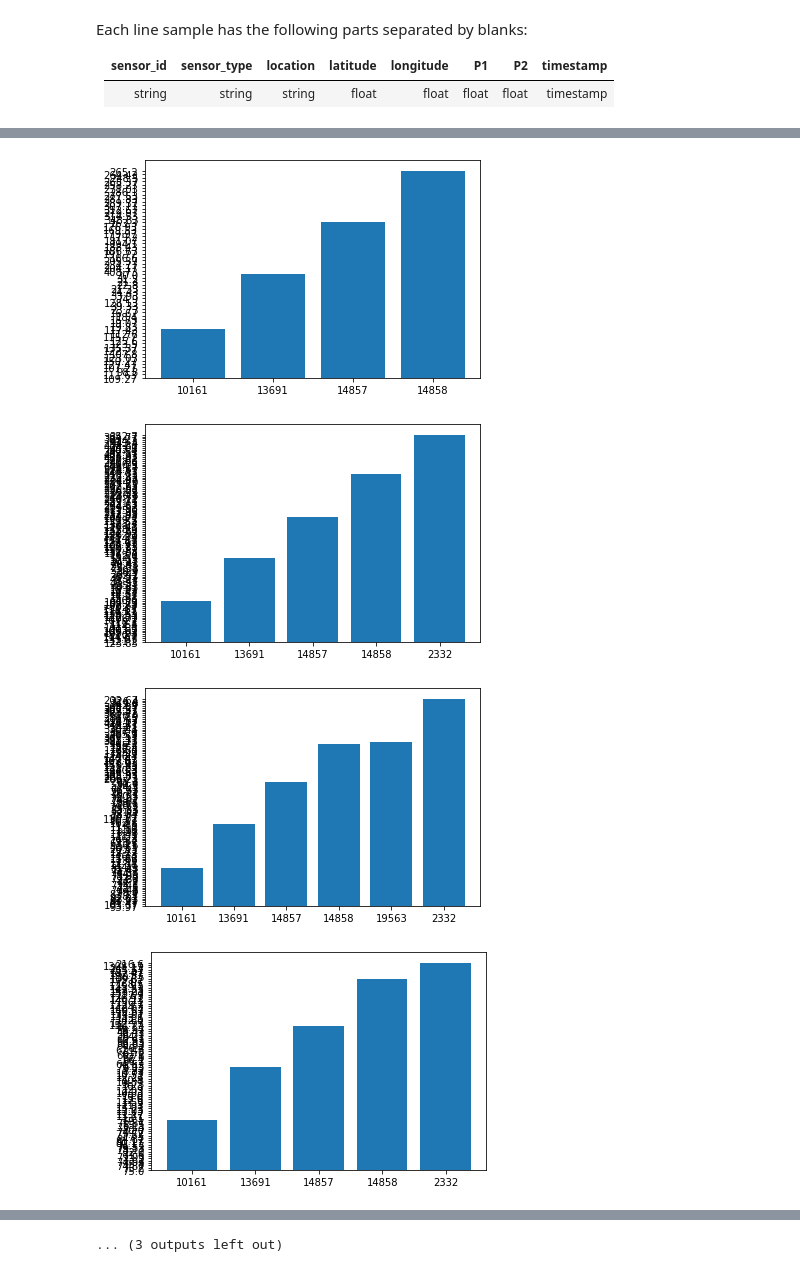
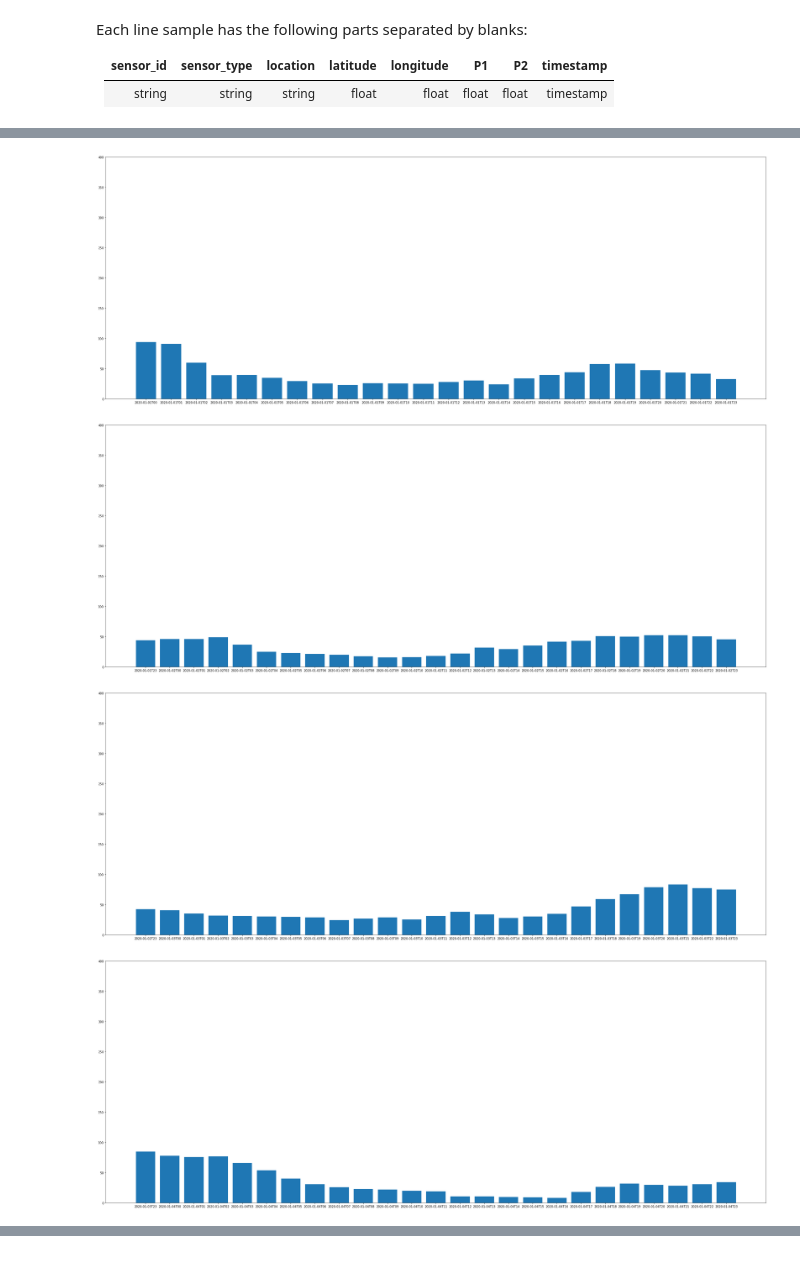
Before and after one commit to vinagoros/dv_streamprocessing, a Jupyter notebook: tp1/ps2022_tp1.ipynb, the cells around one changed output, grey strips where cells are left out. Drawn from its saved outputs; the diff is of its cells as text; code cells hidden in the pictures.

Commit message:
Updated with time of day for every location

```diff
--- a/tp1/ps2022_tp1.ipynb
+++ b/tp1/ps2022_tp1.ipynb
@@ -246,9 +247,9 @@ spark = SparkSession \
 try:
   ssc = StreamingContext(spark.sparkContext, 1)
   lines = ssc.socketTextStream('localhost', 7777)
-  lines = lines.window(23,23).filter(lambda line: len(line)>0) \
+  lines = lines.window(2,2).filter(lambda line: len(line)>0) \
     .map(lambda filtered_line : filtered_line.split(" ")) \
-    .map(lambda split_line : (split_line[2],(split_line[7],(split_line[5],split_line[6])))) \
+    .map(lambda split_line : (split_line[2],(split_line[7],(float(split_line[5]),float(split_line[6]))))) \
     .reduceByKey(spec_reducer)
 
   lines.pprint()
@@ -313,9 +330,9 @@ spark = SparkSession \
 try:
   ssc = StreamingContext(spark.sparkContext, 1)
   lines = ssc.socketTextStream('localhost', 7777)
-  lines = lines.window(24,24).filter(lambda line: len(line)>0) \
+  lines = lines.window(1,1).filter(lambda line: len(line)>0) \
     .map(lambda filtered_line : filtered_line.split(" ")) \
-    .map(lambda split_line : (split_line[2],((float(split_line[5]),float(split_line[6]), 1)))) \
+    .map(lambda split_line : (split_line[2]+ " " + split_line[7][:13],((float(split_line[5]),float(split_line[6]), 1)))) \
     .reduceByKey(lambda a,b : (a[0]+b[0], a[1]+b[1], a[2]+b[2])) \
     .map(lambda line: (line[0],line[1][0]/line[1][2],line[1][1]/line[1][2]))
 
@@ -330,5 +365,5 @@ spark.stop()
 # %%
-#@title 3.Can you show any daily and/or weekly patterns to air quality?;
+#@title 3.1 Can you show any daily and/or weekly patterns to air quality? Daily pattern (total p2 average for each time of day )
 
 from pyspark import SparkContext
 from pyspark.sql import SparkSession
@@ -337,44 +372,63 @@ from matplotlib import pyplot as plt
 import numpy as np
 
 
+
+def spec_reducer_2(value_a,value_b):
+  micro_5_a = value_a[0]
+  micro_5_b = value_b[0]
+  micro_20_a = value_a[1]
+  micro_20_b = value_b[1]
+  if micro_5_a > micro_5_b:
+    return (micro_20_a, micro_5_a)
+  elif micro_5_a < micro_5_b:
+    return (micro_20_b, micro_5_b)
+  else:
+    if micro_20_a > micro_20_b:
+      return (micro_20_a, micro_5_a)
+    else:
+      return (micro_20_b, micro_5_b)
+
+
 def plot_rdd(rdd):
   sorted_rdd = rdd.sortBy(lambda keyvalue : keyvalue[0])
   a = np.array(sorted_rdd.collect())
-  b = a[:,2]
-  a = a[:,0]
-  plt.bar(a,b)
+  p_2 = a[:,2]
+  p_2 = p_2.astype(float)
+  location_hour = a[:,0]
+  plt.figure(figsize=[40,15])
+  plt.ylim(0,400)
+  plt.bar(location_hour, p_2)
   plt.show()
-
-def histogram_rdd(rdd):
-  rdd.histogram(6)
-
 
 
 spark = SparkSession \
     .builder \
     .appName('Kafka Spark UnStructured Streaming Example') \
     .config('spark.jars.packages', 'org.apache.spark:spark-sql-kafka-0-10_2.12:3.2.1') \
     .getOrCreate()
 
 
 try:
   ssc = StreamingContext(spark.sparkContext, 1)
   lines = ssc.socketTextStream('localhost', 7777)
-  lines = lines.window(1,1).filter(lambda line: len(line)>0) \
+  lines = lines.window(24,24).filter(lambda line: len(line)>0) \
     .map(lambda filtered_line : filtered_line.split(" ")) \
-    .map(lambda split_line : (split_line[2],split_line[7][0:9],float(split_line[5]),float(split_line[6]))) \
+    .map(lambda split_line : (split_line[7][:13],(float(split_line[5]),float(split_line[6]), 1))) \
+    .reduceByKey(lambda a,b : (a[0]+b[0], a[1]+b[1], a[2]+b[2])) \
+    .map(lambda line: (line[0],float(line[1][0]/line[1][2]),float(line[1][1]/line[1][2]))) \
     .foreachRDD(plot_rdd)
+  #lines.pprint()
 
   ssc.start()
-  ssc.awaitTermination(49)
+  ssc.awaitTermination(25*14)
 
 except Exception as err:
   print(err)
 
 ssc.stop()
 spark.stop()
 # %% [output]
-[figure, old version]
+[figure, new version]
-[figure, old version]
+[figure, new version]
-[figure, old version]
+[figure, new version]
-[figure, old version]
+[figure, new version]
@@ -389 +442,0 @@ spark.stop()
-... (3 outputs left out)
```
Also changed, not shown: parts of 8 cells of this notebook.
